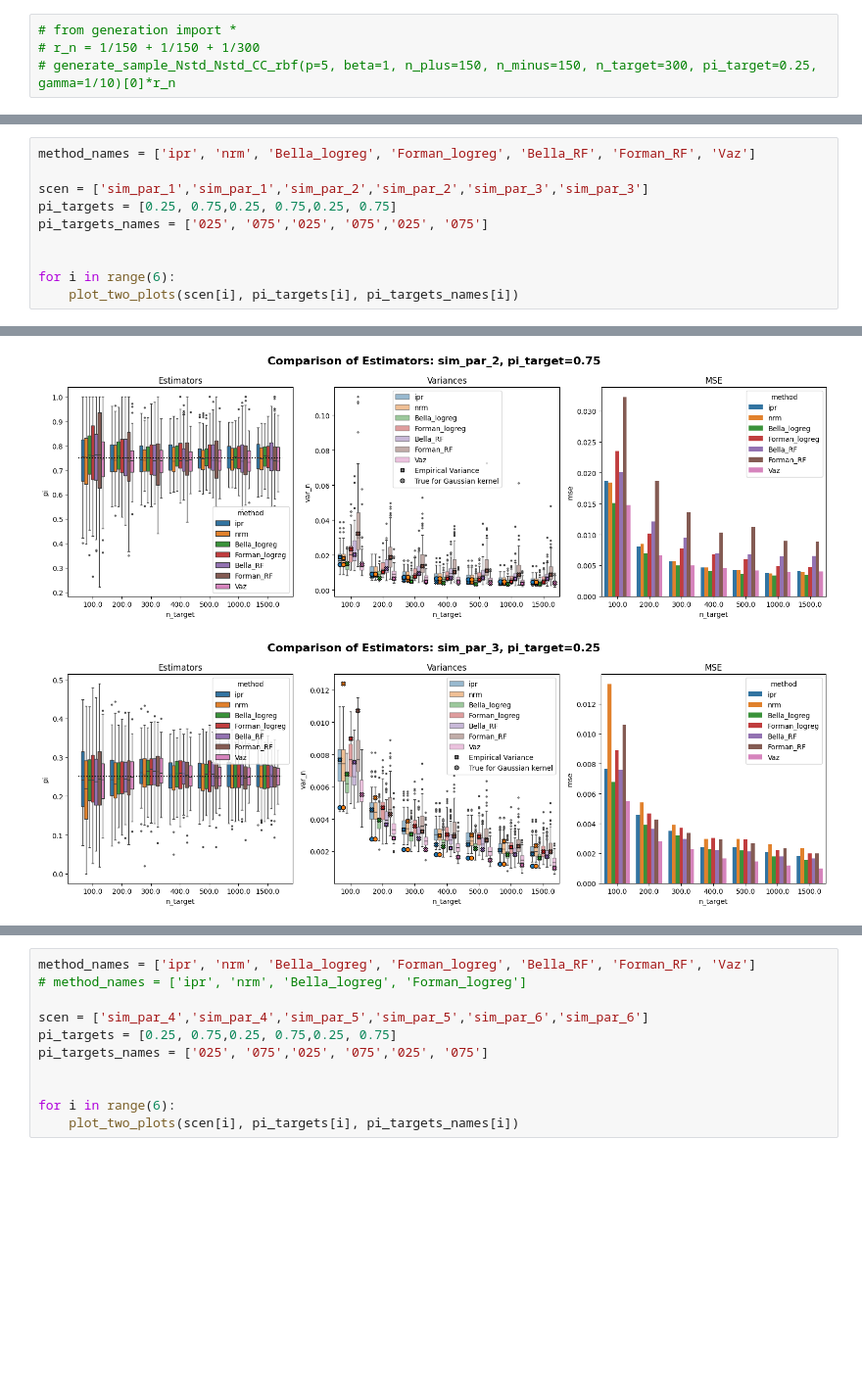
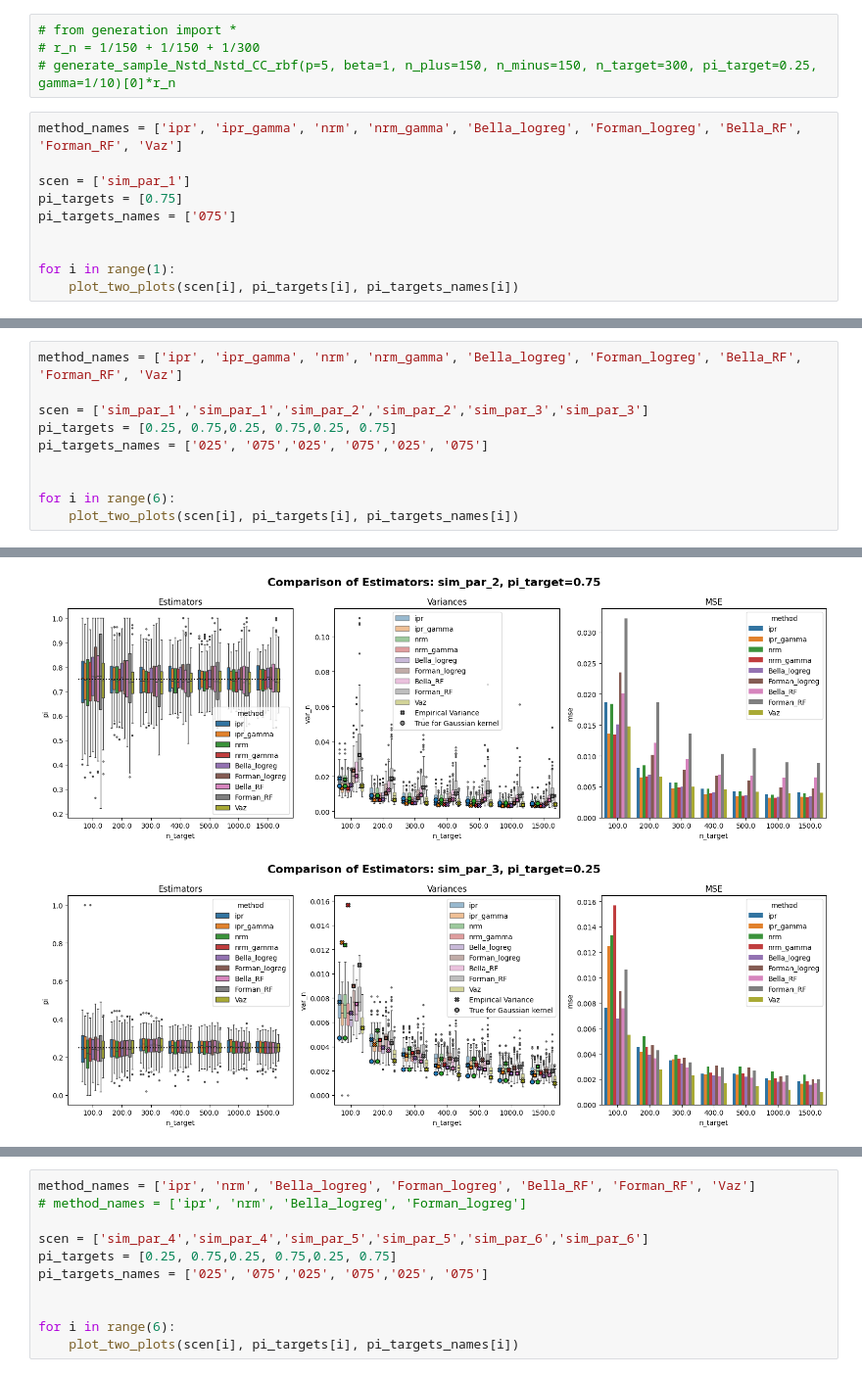
Before and after one commit to lazeckam/RHKS_label_shift, a Jupyter notebook: simulations/plot_figures_v2.ipynb, the cells around one changed output, grey strips where cells are left out. Shown at 98% size. Drawn from its saved outputs; the diff is of its cells as text; blank space fills up the shorter version.

Commit message:
update simulations - gamma related

```diff
--- a/simulations/plot_figures_v2.ipynb
+++ b/simulations/plot_figures_v2.ipynb
@@ -135,3 +136,13 @@ plot_two_plots('sim_par_1_implementation_comparison', 0.3, '03')
 # from generation import *
 # r_n = 1/150 + 1/150 + 1/300
 # generate_sample_Nstd_Nstd_CC_rbf(p=5, beta=1, n_plus=150, n_minus=150, n_target=300, pi_target=0.25, gamma=1/10)[0]*r_n
+# %%
+method_names = ['ipr', 'ipr_gamma', 'nrm', 'nrm_gamma', 'Bella_logreg', 'Forman_logreg', 'Bella_RF', 'Forman_RF', 'Vaz']
+
+scen = ['sim_par_1']
+pi_targets = [0.75]
+pi_targets_names = ['075']
+
+
+for i in range(1):
+    plot_two_plots(scen[i], pi_targets[i], pi_targets_names[i])
@@ -138,5 +151,5 @@ plot_two_plots('sim_par_1_implementation_comparison', 0.3, '03')
 # %%
-method_names = ['ipr', 'nrm', 'Bella_logreg', 'Forman_logreg', 'Bella_RF', 'Forman_RF', 'Vaz']
+method_names = ['ipr', 'ipr_gamma', 'nrm', 'nrm_gamma', 'Bella_logreg', 'Forman_logreg', 'Bella_RF', 'Forman_RF', 'Vaz']
 
 scen = ['sim_par_1','sim_par_1','sim_par_2','sim_par_2','sim_par_3','sim_par_3']
 pi_targets = [0.25, 0.75,0.25, 0.75,0.25, 0.75]
@@ -152,2 +165,2 @@ for i in range(6):
-[figure, old version]
+[figure, new version]
-[figure, old version]
+[figure, new version]
```
Also changed, not shown: parts of 15 cells of this notebook, 21 other files.
